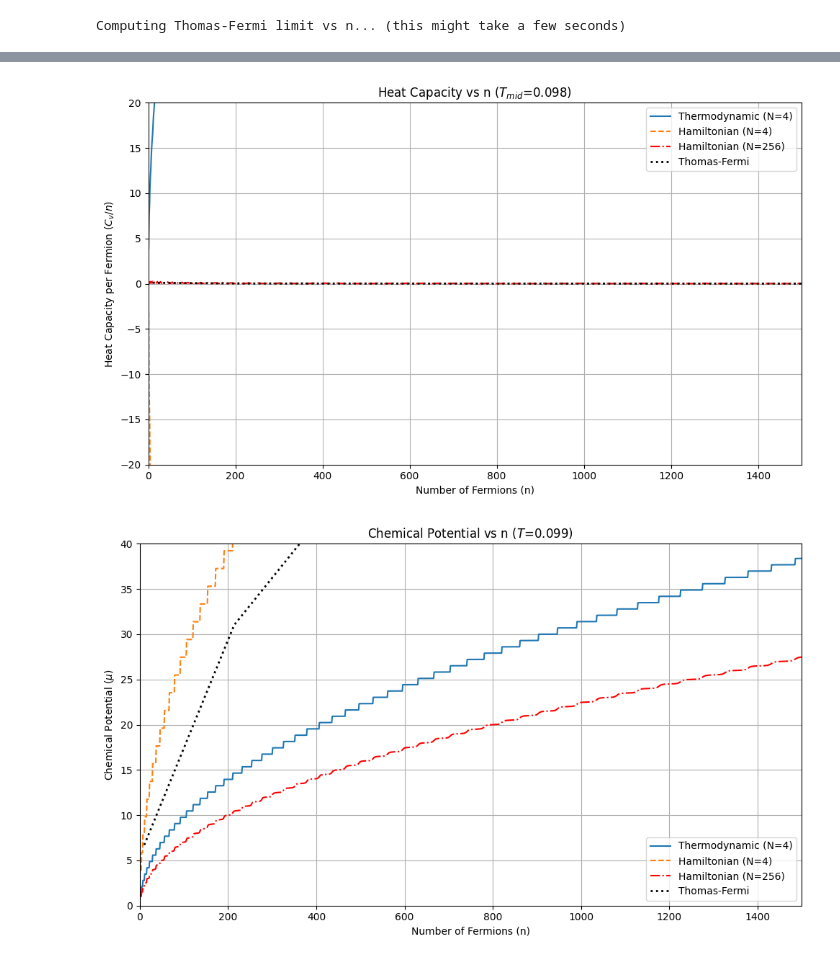
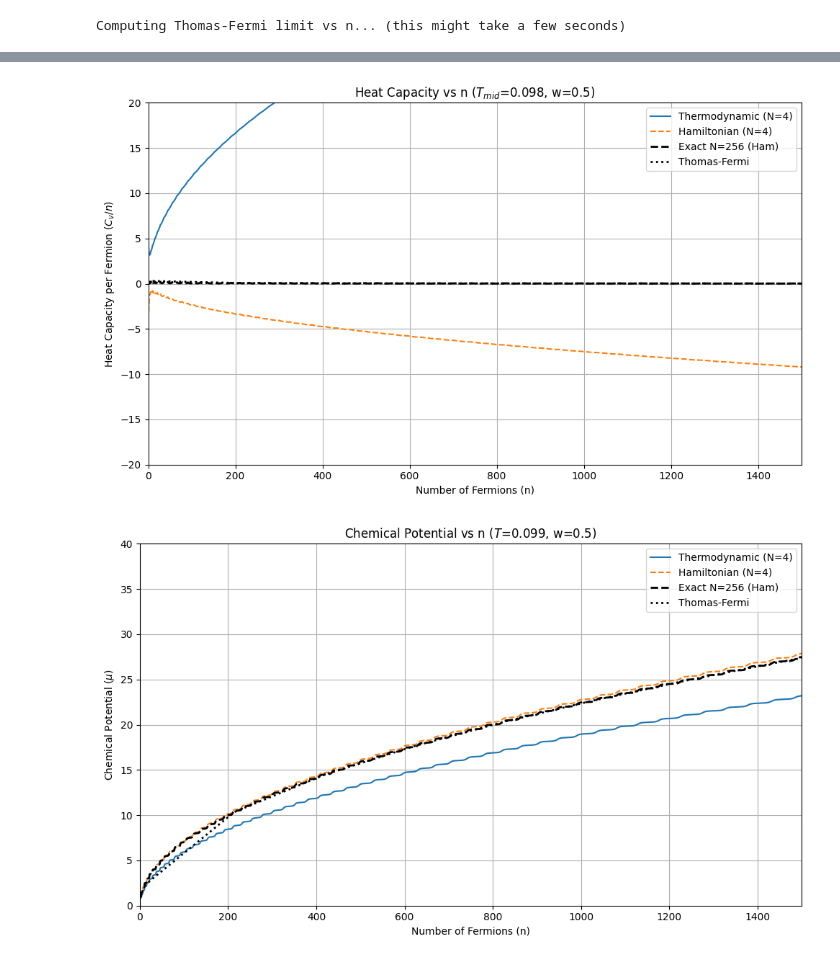
Before and after one commit to 24jonas/HarmonicFermions, a Jupyter notebook: Jupyter/heat_capacity.ipynb, the cells around one changed output, grey strips where cells are left out. Saved outputs shown, nothing was run; the diff lists cells and outputs as text; code cells hidden in the pictures.

```diff
--- a/Jupyter/heat_capacity.ipynb
+++ b/Jupyter/heat_capacity.ipynb
@@ -11,7 +11,7 @@ def compute_heat_capacity(tau_vals, E_vals):
     C_v = -(tau_mid**2) * (dE / dtau)
     return C_v
 n_val = 10000
-w_val = 1.5
+w_val = 0.5
 save_filename = f"plot_data_n{n_val}_w{str(w_val).replace('.', '_')}"
 
 try:
@@ -34,10 +34,14 @@ try:
     midpoint_taus = (taus[1:] + taus[:-1]) / 2.0
     Temp = 1.0 / midpoint_taus
 
+    results_df_T = pd.DataFrame({"Temperature": Temp})
+    results_df_H = pd.DataFrame({"Temperature": Temp})
+
     # Extract Exact N=256 heat capacities from the loaded arrays
     exact_bead_idx = np.where(beads == 256)[0][0]
     exact_energy_H = arr_H[n_idx, exact_bead_idx, :]
     Cv_exact_H = compute_heat_capacity(taus, exact_energy_H) / target_n
+    results_df_H["Exact_N_256"] = Cv_exact_H
 
     plt.figure(figsize=(10, 6))
 
@@ -126,6 +130,8 @@ from scipy.integrate import quad
 from scipy.optimize import root_scalar
 import time
 import os
+import numpy as np
+import matplotlib.pyplot as plt
 
 print("Computing Thomas-Fermi limit vs n... (this might take a few seconds)")
 
@@ -143,13 +149,13 @@ E_H_n = arr_H[:, bead_idx, target_tau_idx] / n_vals_all
 
 target_bead_high = 256
 has_high_beads = False
-try:
-    arr_H_high = np.load(f"plot_data_n10000_w0_5_N200_H_all_n.npy")
-    n_val_high = arr_H_high.shape[0]
-    E_H_n_high = arr_H_high[:, 0, target_tau_idx] / np.arange(1, n_val_high + 1)
+if 256 in beads:
+    exact_bead_idx = np.where(beads == 256)[0][0]
+    n_val_high = arr_H.shape[0]
+    E_H_n_high = arr_H[:, exact_bead_idx, target_tau_idx] / np.arange(1, n_val_high + 1)
     has_high_beads = True
-except Exception as e:
-    print("Could not load high bead data:", e)
+else:
+    print("Could not find high bead data in loaded arrays.")
 
 # 2. Compute Heat Capacity vs n
 # We differentiate along the tau axis (-1) for all n at once
@@ -161,7 +167,7 @@ Cv_T_all = -(tau_mid**2) * (dE_T_tau / np.diff(taus))
 Cv_H_all = -(tau_mid**2) * (dE_H_tau / np.diff(taus))
 
 if has_high_beads:
-    dE_H_tau_high = np.diff(arr_H_high[:, 0, :], axis=-1)
+    dE_H_tau_high = np.diff(arr_H[:, exact_bead_idx, :], axis=-1)
     Cv_H_all_high = -(tau_mid**2) * (dE_H_tau_high / np.diff(taus))
 
 # Note: target_tau_idx might need adjusting because tau_mid is 1 element shorter.
@@ -175,10 +181,11 @@ mu_T_all = np.diff(arr_T[:, bead_idx, target_tau_idx])
 mu_H_all = np.diff(arr_H[:, bead_idx, target_tau_idx])
 n_vals_mu = np.arange(2, n_val + 1)
 if has_high_beads:
-    mu_H_all_high = np.diff(arr_H_high[:, 0, target_tau_idx])
+    mu_H_all_high = np.diff(arr_H[:, exact_bead_idx, target_tau_idx])
 
 # --- Thomas-Fermi Calculations vs n ---
-w_val = 1.5  # Ensure we use the correct frequency for the TF integrals
+# Ensure we use the correct frequency for the TF integrals
+# w_val is already set in the first cell, so we use it directly.
 def N_int(mu, T):
     def integrand(e):
         x = (e - mu)/T
@@ -230,11 +237,11 @@ plt.ylim(0,20)
 plt.plot(n_vals_all, E_T_n, label=f"Thermodynamic (N={target_bead})", linestyle="-")
 plt.plot(n_vals_all, E_H_n, label=f"Hamiltonian (N={target_bead})", linestyle="--")
 if has_high_beads:
-    plt.plot(np.arange(1, n_val_high + 1), E_H_n_high, label=f"Hamiltonian (N={target_bead_high})", linestyle="-.", color="red", linewidth=1.5)
+    plt.plot(np.arange(1, n_val_high + 1), E_H_n_high, label=f"Exact N={target_bead_high} (Ham)", linestyle="--", color="black", linewidth=2)
 plt.plot(n_vals_TF, E_TF_n, label="Thomas-Fermi", linestyle=":", color="black", linewidth=2)
 plt.xlabel("Number of Fermions (n)")
 plt.ylabel(r"Energy per Fermion ($E / n$)")
-plt.title(f"Energy vs n ($T$={T_fixed:.3f})")
+plt.title(f"Energy vs n ($T$={T_fixed:.3f}, w={w_val})")
 plt.legend()
 plt.grid(True)
 plt.tight_layout()
@@ -246,11 +253,11 @@ plt.ylim(-20,20)
 plt.plot(n_vals_all, Cv_T_n, label=f"Thermodynamic (N={target_bead})", linestyle="-")
 plt.plot(n_vals_all, Cv_H_n, label=f"Hamiltonian (N={target_bead})", linestyle="--")
 if has_high_beads:
-    plt.plot(np.arange(1, n_val_high + 1), Cv_H_n_high, label=f"Hamiltonian (N={target_bead_high})", linestyle="-.", color="red", linewidth=1.5)
+    plt.plot(np.arange(1, n_val_high + 1), Cv_H_n_high, label=f"Exact N={target_bead_high} (Ham)", linestyle="--", color="black", linewidth=2)
 plt.plot(n_vals_TF, Cv_TF_n, label="Thomas-Fermi", linestyle=":", color="black", linewidth=2)
 plt.xlabel("Number of Fermions (n)")
 plt.ylabel(r"Heat Capacity per Fermion ($C_v / n$)")
-plt.title(f"Heat Capacity vs n ($T_{{mid}}$={1.0/tau_mid[target_tau_idx]:.3f})")
+plt.title(f"Heat Capacity vs n ($T_{{mid}}$={1.0/tau_mid[target_tau_idx]:.3f}, w={w_val})")
 plt.legend()
 plt.grid(True)
 plt.tight_layout()
@@ -262,11 +269,11 @@ plt.ylim(0,40)
 plt.plot(n_vals_mu, mu_T_all, label=f"Thermodynamic (N={target_bead})", linestyle="-")
 plt.plot(n_vals_mu, mu_H_all, label=f"Hamiltonian (N={target_bead})", linestyle="--")
 if has_high_beads:
-    plt.plot(np.arange(2, n_val_high + 1), mu_H_all_high, label=f"Hamiltonian (N={target_bead_high})", linestyle="-.", color="red", linewidth=1.5)
+    plt.plot(np.arange(2, n_val_high + 1), mu_H_all_high, label=f"Exact N={target_bead_high} (Ham)", linestyle="--", color="black", linewidth=2)
 plt.plot(n_vals_TF, mu_TF, label="Thomas-Fermi", linestyle=":", color="black", linewidth=2)
 plt.xlabel("Number of Fermions (n)")
 plt.ylabel(r"Chemical Potential ($\mu$)")
-plt.title(f"Chemical Potential vs n ($T$={T_fixed:.3f})")
+plt.title(f"Chemical Potential vs n ($T$={T_fixed:.3f}, w={w_val})")
 plt.legend()
 plt.grid(True)
 plt.tight_layout()
@@ -277,2 +284,2 @@ Computing Thomas-Fermi limit vs n... (this might take a few seconds)
-[figure, old version]
+[figure, new version]
-[figure, old version]
+[figure, new version]
```
Also changed, not shown: parts of 3 cells of this notebook, 18 other files.
